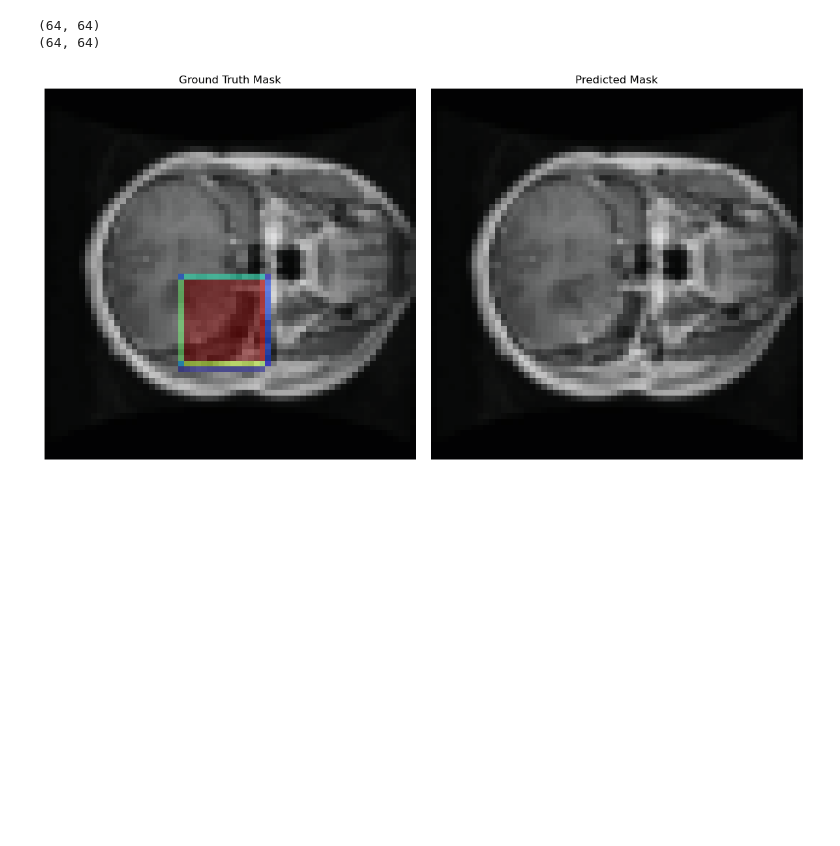
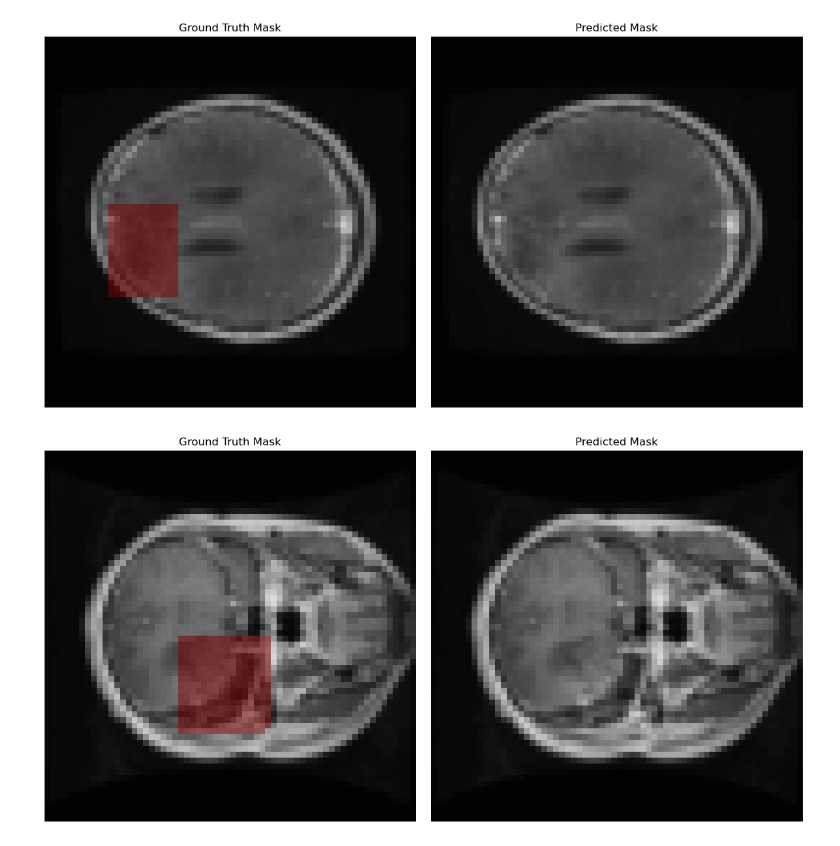
Before and after one commit to heden1/tumor-segmentation, a Jupyter notebook: Unet.ipynb, the cells around one changed output. Cells and saved outputs as stored; diff of their text form; code cells hidden in the pictures; blank space fills up the shorter version.

Commit message:
working YOLO model

```diff
--- a/Unet.ipynb
+++ b/Unet.ipynb
@@ -6,4 +6,5 @@ from preprocessing import *
 
 BATCH_SIZE=128
 IMAGE_SIZE=(64,64)
-train_loader,val_loader=create_dataloader(IMAGE_SIZE,batch_size=BATCH_SIZE)
+train_loader,val_loader=create_dataloader(IMAGE_SIZE,batch_size=BATCH_SIZE,bbox_out=False)
+val_dataset = val_loader.dataset
@@ -64,19 +128,18 @@ plot_comparison([0], val_dataset, unet_metrics[0])
 # %%
 import visualisation
 importlib.reload(visualisation)
 from visualisation import *
 # Load the model and performance metrics
 trained_metrics = get_model_and_performance_metrics("unet_brain_seg.pth", model)
 plot_performance_metrics([trained_metrics],batch_size=16)
 
 # Get the validation dataset
 val_dataset = val_loader.dataset
 
 
 # Plot comparison for a specific index
-plot_comparison([1], val_dataset, model)
+plot_comparison([0,1,2], val_dataset, model)
 # %% [output]
 [figure]
-(64, 64)
-(64, 64)
-[figure, old version]
+[figure, new version]
+[figure, added]
```
Also changed, not shown: parts of 6 cells of this notebook, 2 other files.
